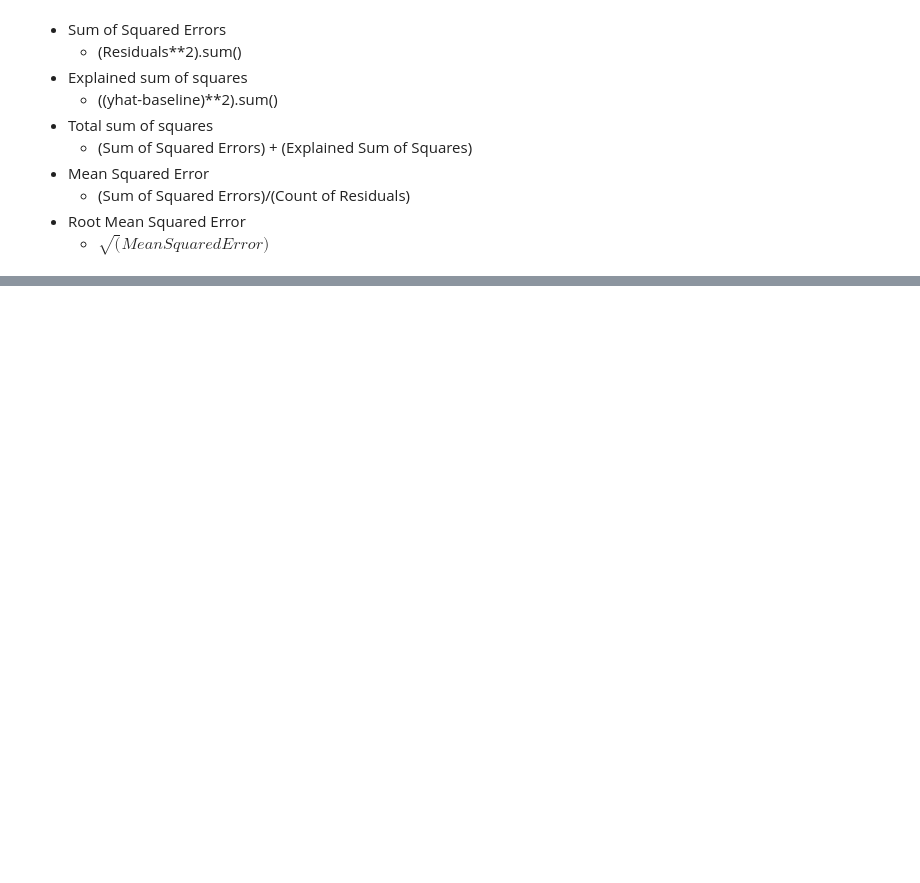
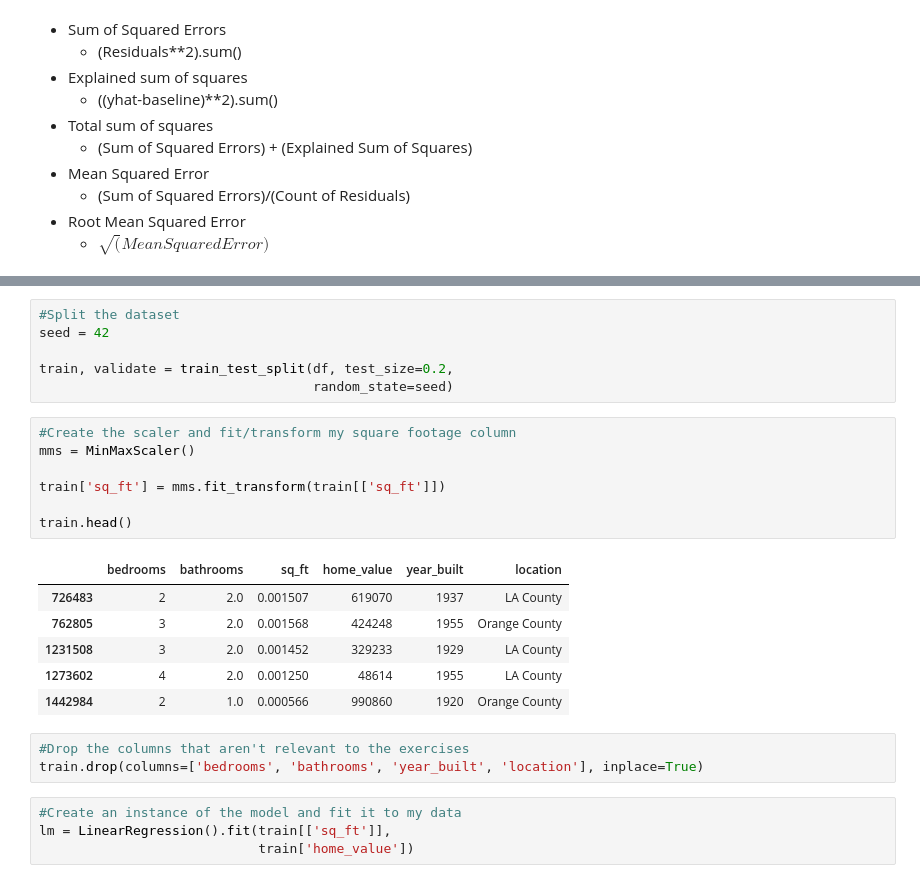
Before and after one commit to SchneemannDavid/regression-exercises, a Jupyter notebook: exercises/evaluate.ipynb, the cells around one changed output, grey strips where cells are left out. Saved outputs shown, nothing was run; the diff lists cells and outputs as text; blank space fills up the shorter version.

```diff
--- a/exercises/evaluate.ipynb
+++ b/exercises/evaluate.ipynb
@@ -13,0 +42,27 @@
+# %%
+#Split the dataset
+seed = 42
+
+train, validate = train_test_split(df, test_size=0.2,
+                                   random_state=seed)
+# %%
+#Create the scaler and fit/transform my square footage column
+mms = MinMaxScaler()
+
+train['sq_ft'] = mms.fit_transform(train[['sq_ft']])
+
+train.head()
+# %% [output]
+|  | bedrooms | bathrooms | sq_ft | home_value | year_built | location |
+| 726483 | 2 | 2.0 | 0.001507 | 619070 | 1937 | LA County |
+| 762805 | 3 | 2.0 | 0.001568 | 424248 | 1955 | Orange County |
+| 1231508 | 3 | 2.0 | 0.001452 | 329233 | 1929 | LA County |
+| 1273602 | 4 | 2.0 | 0.001250 | 48614 | 1955 | LA County |
+| 1442984 | 2 | 1.0 | 0.000566 | 990860 | 1920 | Orange County |
+# %%
+#Drop the columns that aren't relevant to the exercises
+train.drop(columns=['bedrooms', 'bathrooms', 'year_built', 'location'], inplace=True)
+# %%
+#Create an instance of the model and fit it to my data
+lm = LinearRegression().fit(train[['sq_ft']],
+                            train['home_value'])
```
Also changed, not shown: parts of 9 cells of this notebook, 7 other files.
